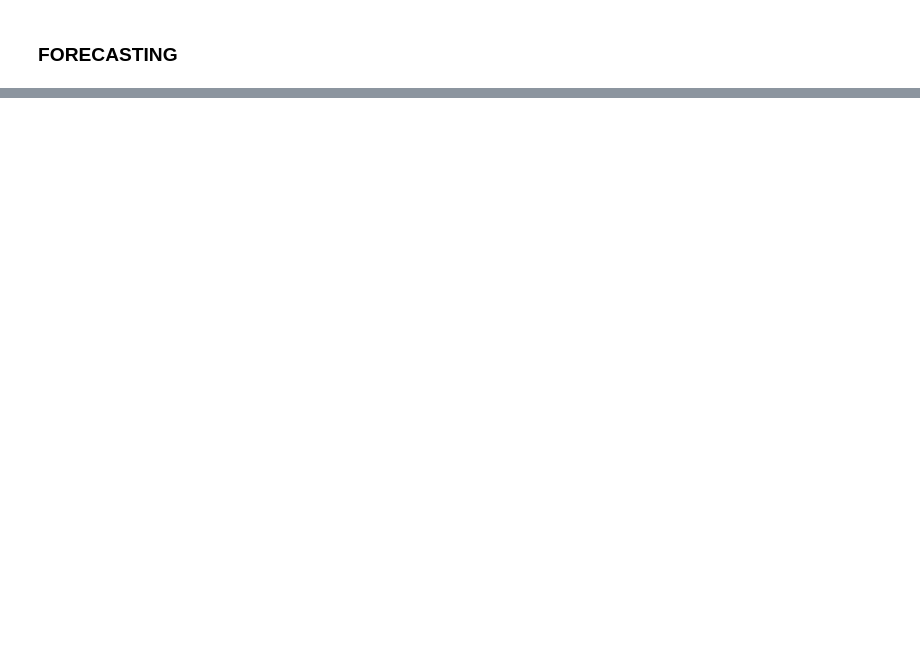
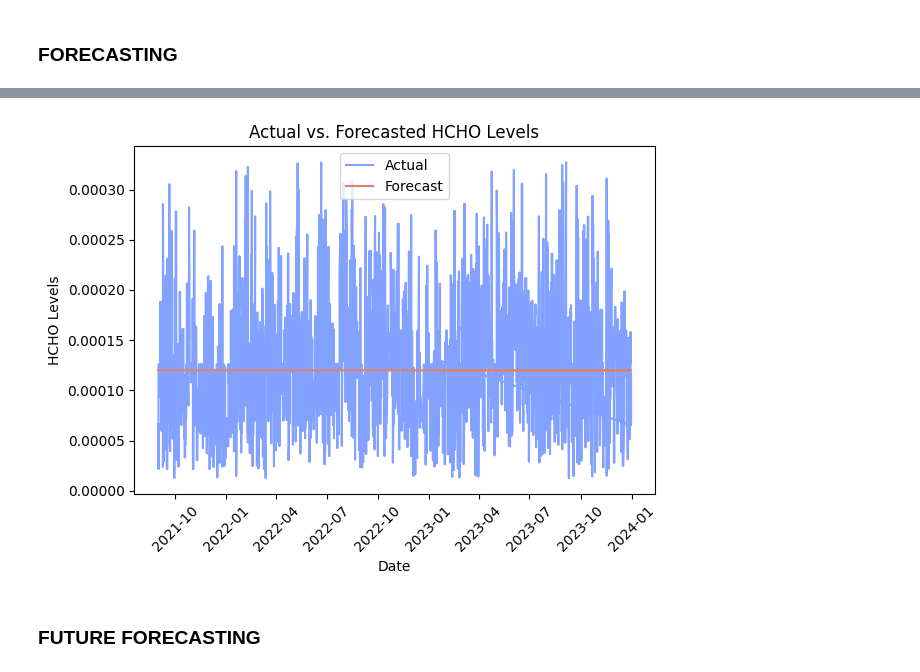
Before and after one commit to VinukaSilva/HCHO-Prediction, a Jupyter notebook: Future Forecasting.ipynb, the cells around one changed output, grey strips where cells are left out. Cells and saved outputs as stored; diff of their text form; code cells hidden in the pictures; blank space fills up the shorter version.

Commit message:
Future Forecasting

```diff
--- a/Future Forecasting.ipynb
+++ b/Future Forecasting.ipynb
@@ -153,0 +305,16 @@ plt.show()
+# %%
+print("NaN values in training data:", train_data.isnull().sum())
+
+try:
+    model = ARIMA(train_data['HCHO Reading'], order=best_order)
+    results = model.fit()
+    print("Model fitting successful.")
+except Exception as e:
+    print("Error during model fitting:", e)
+
+if 'results' in locals():
+    forecast_steps = len(test_data)
+    forecast = results.forecast(steps=forecast_steps)
+    print("\nForecast data:\n", forecast)
+else:
+    print("\nModel fitting failed. Cannot generate forecast.")
@@ -153,0 +339,6 @@ plt.show()
+# %%
+forecast_index = pd.date_range(start=test_data.index[0], periods=len(forecast), freq='MS')
+
+forecast.index = forecast_index
+
+print("Index of forecast data after conversion:\n", test_data.index)
@@ -153,0 +355,17 @@ plt.show()
+# %%
+plt.plot(test_data.index, test_data['HCHO Reading'], color='#83A2FF', label='Actual')
+
+plt.plot(test_data.index, forecast, color='#DF826C', label='Forecast')
+
+plt.xlabel('Date')
+plt.ylabel('HCHO Levels')
+plt.title('Actual vs. Forecasted HCHO Levels')
+plt.legend()
+
+plt.xticks(rotation=45)
+plt.tight_layout()
+plt.show()
+# %% [output]
+[figure, added]
+# %% [markdown]
+### FUTURE FORECASTING
```
Also changed, not shown: parts of 17 cells of this notebook, 1 other file.
